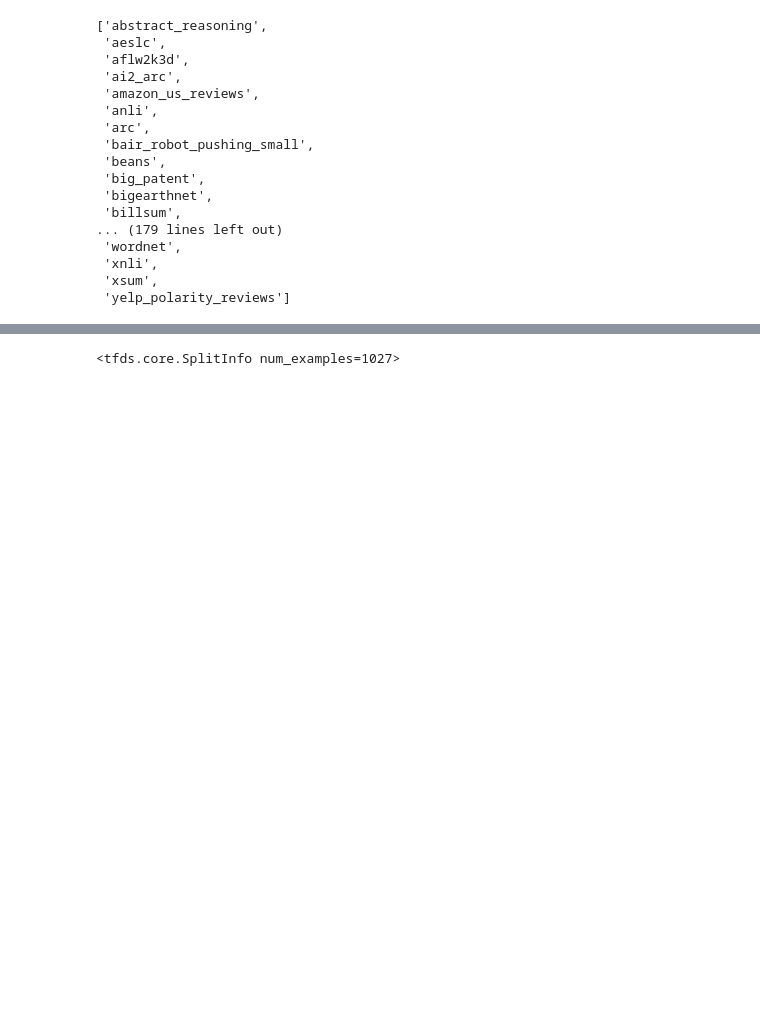
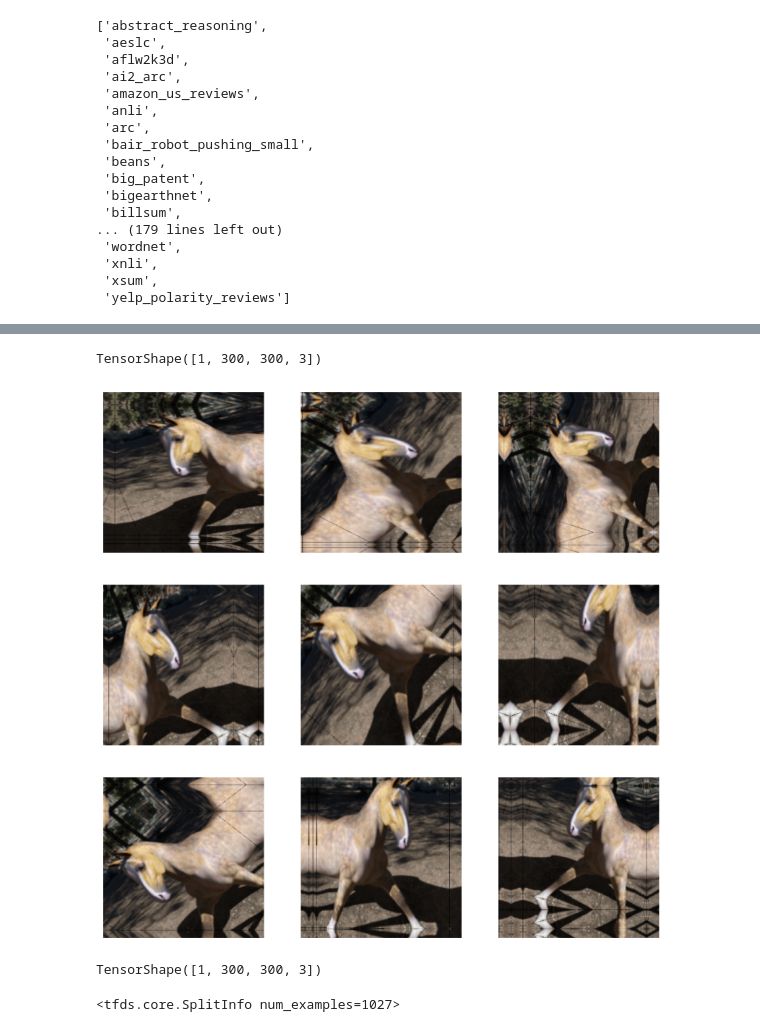
Before and after one commit to geraldgong/Models, a Jupyter notebook: Image_Classification/image_classification.ipynb, the cells around one changed output, grey strips where cells are left out. Drawn from its saved outputs; the diff is of its cells as text; code cells hidden in the pictures; blank space fills up the shorter version.

```diff
--- a/Image_Classification/image_classification.ipynb
+++ b/Image_Classification/image_classification.ipynb
@@ -47,3 +91,32 @@ tfds.list_builders()
+# %%
+data_augmentation = tf.keras.Sequential([
+    layers.experimental.preprocessing.RandomFlip("horizontal"),
+    layers.experimental.preprocessing.RandomRotation(0.2),
+    layers.experimental.preprocessing.RandomTranslation(height_factor=(-0.2,
+                                                                      0.2),
+                                                        width_factor=(-0.2,
+                                                                      0.2)),
+    layers.experimental.preprocessing.RandomZoom(0.2, 0.2),
+])
+# %%
+# Add the image to a batch
+image = tf.expand_dims(image, 0)
+image.shape
+# %% [output]
+TensorShape([1, 300, 300, 3])
+# %%
+plt.figure(figsize=(10, 10))
+for i in range(9):
+    augmented_image = data_augmentation(image)
+    ax = plt.subplot(3, 3, i + 1)
+    plt.imshow(augmented_image[0])
+    plt.axis("off")
+# %% [output]
+[figure, added]
+# %%
+augmented_image.shape
+# %% [output]
+TensorShape([1, 300, 300, 3])
 # %%
 def tfds_imgen(dataset, datagen, batch_size):
     """
```
Also changed, not shown: parts of 7 cells of this notebook.
